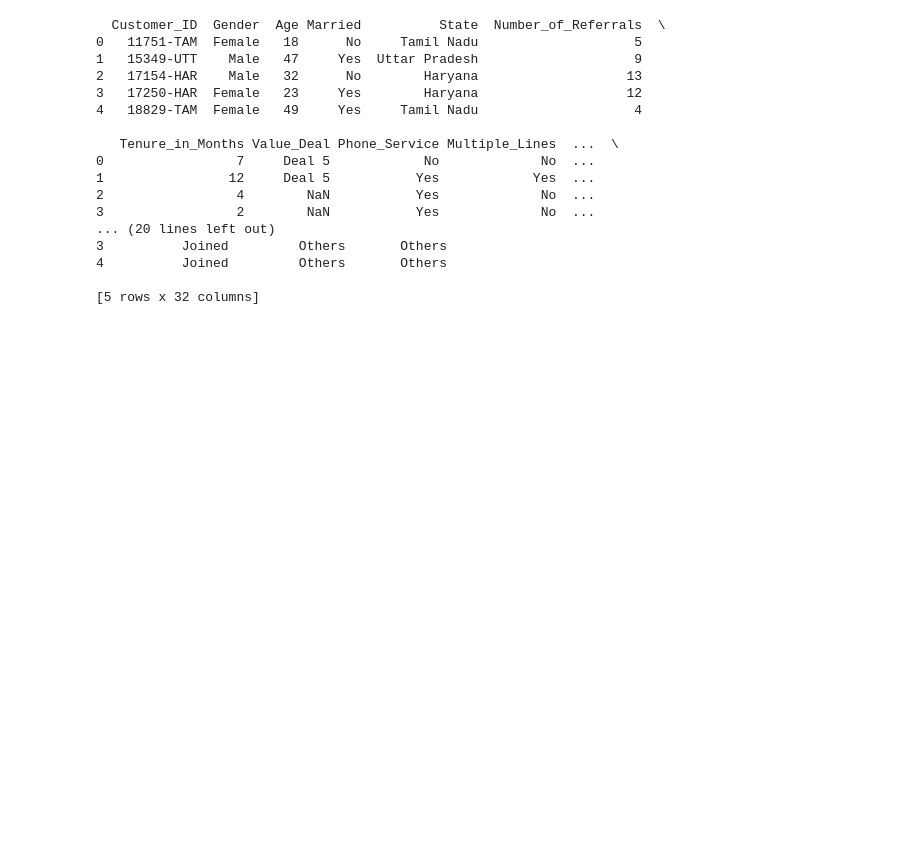
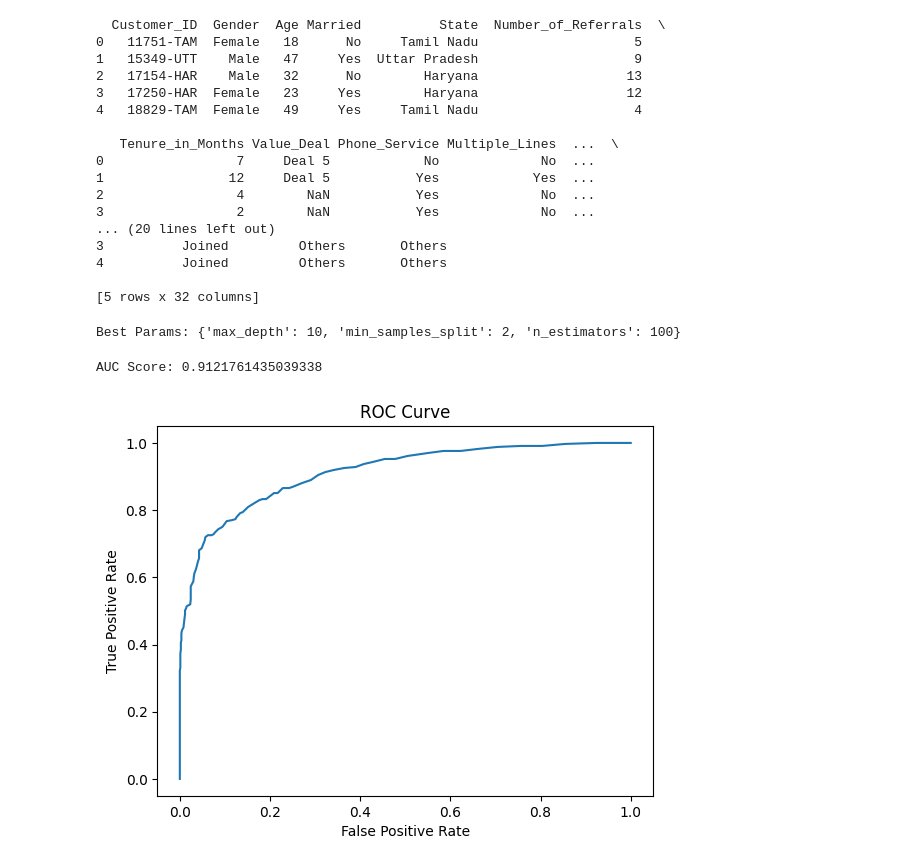
Before and after one commit to lvarshitha7/Churn_Analysis, a Jupyter notebook: Notebook (Colab)/Churn_Analysis.ipynb, the cells around one changed output. Cells and saved outputs as stored; diff of their text form; code cells hidden in the pictures; blank space fills up the shorter version.

```diff
--- a/Notebook (Colab)/Churn_Analysis.ipynb
+++ b/Notebook (Colab)/Churn_Analysis.ipynb
@@ -242,3 +242,41 @@ original_data.to_csv(r"C:\yourpath\Predictions.csv", index=False)
 4          Joined         Others       Others
 
 [5 rows x 32 columns]
+# %%
+from sklearn.model_selection import GridSearchCV
+
+param_grid = {
+    'n_estimators': [100, 200],
+    'max_depth': [5, 10, None],
+    'min_samples_split': [2, 5]
+}
+
+grid = GridSearchCV(RandomForestClassifier(random_state=42),
+                    param_grid,
+                    cv=5,
+                    scoring='accuracy')
+
+grid.fit(X_train, y_train)
+
+print("Best Params:", grid.best_params_)
+# %% [output]
+Best Params: {'max_depth': 10, 'min_samples_split': 2, 'n_estimators': 100}
+# %%
+from sklearn.metrics import roc_auc_score, roc_curve
+
+y_prob = rf_model.predict_proba(X_test)[:,1]
+auc = roc_auc_score(y_test, y_prob)
+
+print("AUC Score:", auc)
+# %% [output]
+AUC Score: 0.9121761435039338
+# %%
+fpr, tpr, _ = roc_curve(y_test, y_prob)
+
+plt.plot(fpr, tpr)
+plt.xlabel("False Positive Rate")
+plt.ylabel("True Positive Rate")
+plt.title("ROC Curve")
+plt.show()
+# %% [output]
+[figure, added]
```
Also changed, not shown: parts of 2 cells of this notebook.
